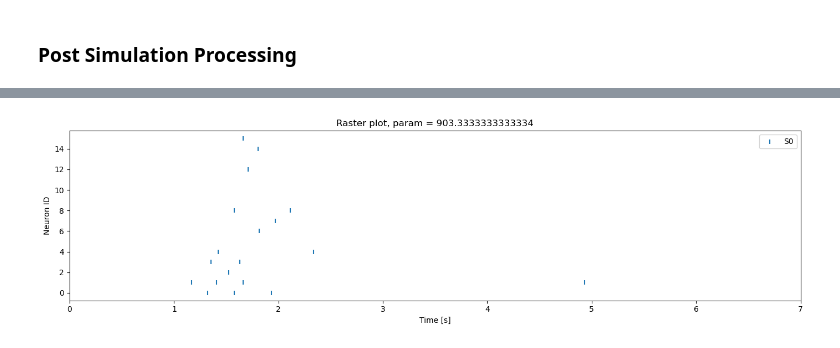
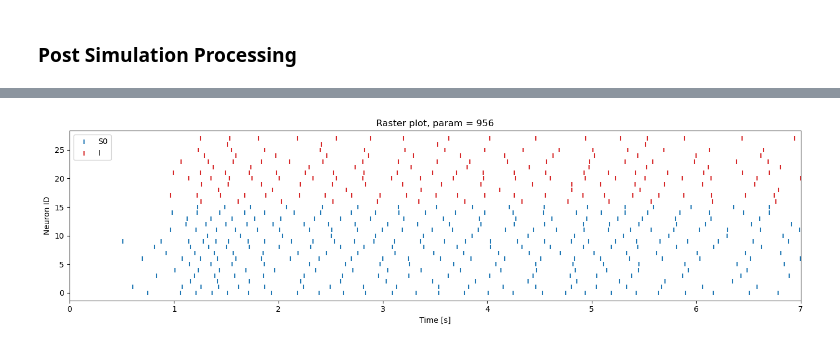
Before and after one commit to MySweetLord/Neuromorphic_Intelligence_2026, a Jupyter notebook: PopResponseParamSweep.ipynb, the cells around one changed output, grey strips where cells are left out. Cells and saved outputs as stored; diff of their text form; code cells hidden in the pictures.

Commit message:
Second Param Sweep, Can now sweep over multiple params

```diff
--- a/PopResponseParamSweep.ipynb
+++ b/PopResponseParamSweep.ipynb
@@ -238,5 +237,5 @@ if pop_specific_connections is True:
 # %%
-lr    = 10      # low rate (Hz)
+lr    = 7       # low rate (Hz)
 hr    = 50      # high rate (Hz)
 
 stim_rates = np.linspace(lr,lr,10)
@@ -815,5 +814,6 @@ print(param_val_index)
 # %%
-param_sweep_vals = [int(v) for v in np.round(np.linspace(880, 950, 10))]
+# param_sweep_vals = [int(v) for v in np.round(np.linspace(0, 130, 10))]        # Bias Current
+param_sweep_vals = [int(v) for v in np.round(np.linspace(900, 1000, 10))]        # Bias Current
 
 print(f"{'index':>8} | {'coarse':>6} | {'fine':>6}")
 print("-" * 29)
@@ -839,3 +839,6 @@ for val in param_sweep_vals:
+# %%
+ut.set_neuron_gain(model, chip_id=0, core_id=core_id, bias_value=int(989), bias_format='index')
+ut.set_neuron_dc(model,   chip_id=0, core_id=core_id, bias_value=int(0), bias_format='index')
 # %% [markdown]
 ### **Run Simulation**
 # %%
@@ -1110,8 +1130,8 @@ for param_val, events in zip(param_sweep_vals, events_from_sweep):
     sweep_data.append(data)
 
     print(
-        f"param = {param_val}: "
-        f"{len(data['spike_t'])} valid spikes, "
+        f"param = {param_val:.1f}: "
+        f"{len(data['spike_t'])} spikes, "
         f"mean E spikes/neuron = {data['binPOP_tot_mean']:.2f}"
     )
 # %% [output]
@@ -1203,7 +1223,7 @@ plt.show()
 color_I  = 'tab:red'
 color_S  = ['tab:blue', 'tab:orange', 'tab:green', color_I]  # one per S population
 
-raster_param_val = param_sweep_vals[3]   # choose which parameter value to raster-plot
+raster_param_val = param_sweep_vals[5]   # choose which parameter value to raster-plot
 raster_param_idx = int(np.argmin(np.abs(np.asarray(param_sweep_vals) - raster_param_val)))
 
 data = sweep_data[raster_param_idx]
@@ -1212,34 +1232,34 @@ fig, ax = plt.subplots(figsize=(14, 4))
 
 for s in range(NS_int):
 
     ax.scatter(
         data["S_spike_t"][s],
         data["S_spike_id"][s],
         marker = "|",
         color  = color_S[s],
         label  = f"S{s}",
     )
 
 if data["I_spike_t"].size > 0:
 
     ax.scatter(
         data["I_spike_t"],
         data["I_spike_id"],
         marker = "|",
         color  = color_I,
         label  = "I",
     )
 
 ax.set_xlabel("Time [s]")
 ax.set_ylabel("Neuron ID")
 ax.set_title(f"Raster plot, param = {data['param_val']}")
 ax.set_xlim(0, t_tot)
 
 ax.legend()
 plt.tight_layout()
 plt.show()
 # %% [output]
-[figure, old version]
+[figure, new version]
 # %%
 # ------------------------------------------------------------
 # PLOT POPULATION ACTIVITY FOR ALL PARAMETER VALUES
```
Also changed, not shown: parts of 18 cells of this notebook, 3 other files.
